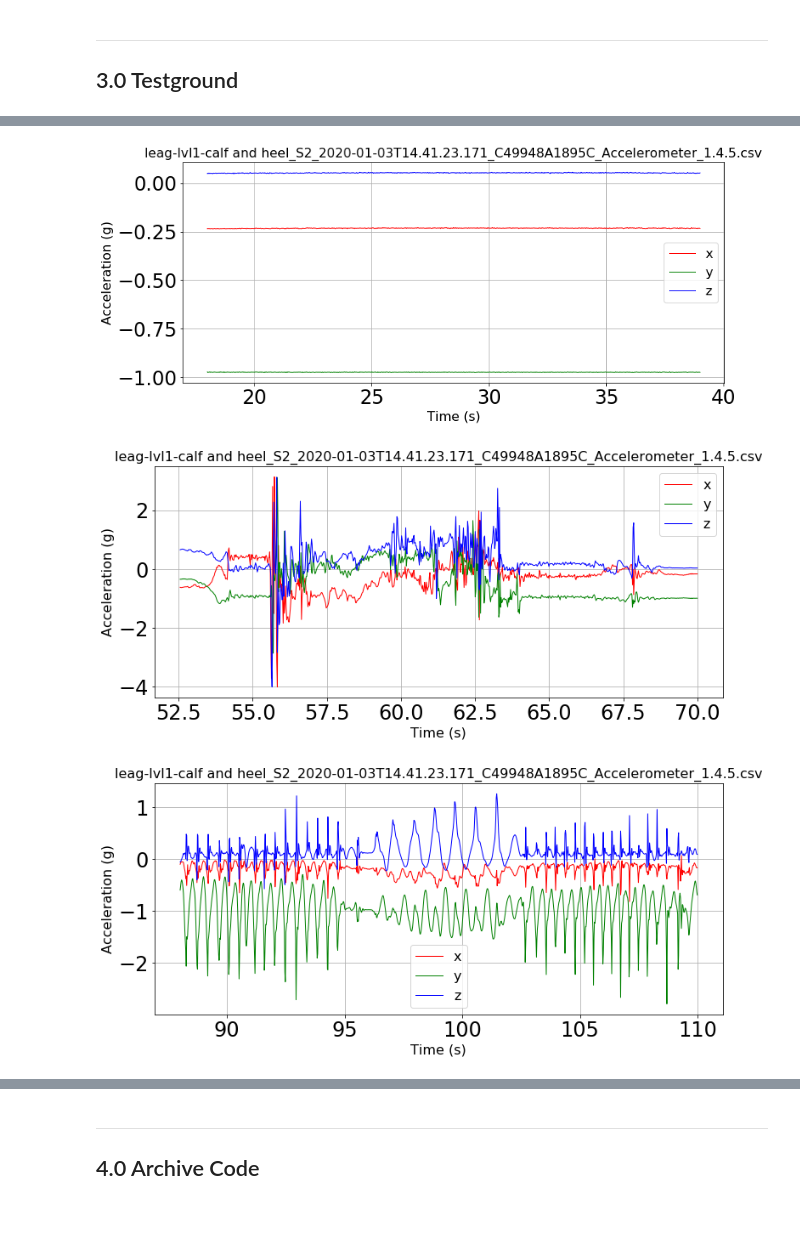
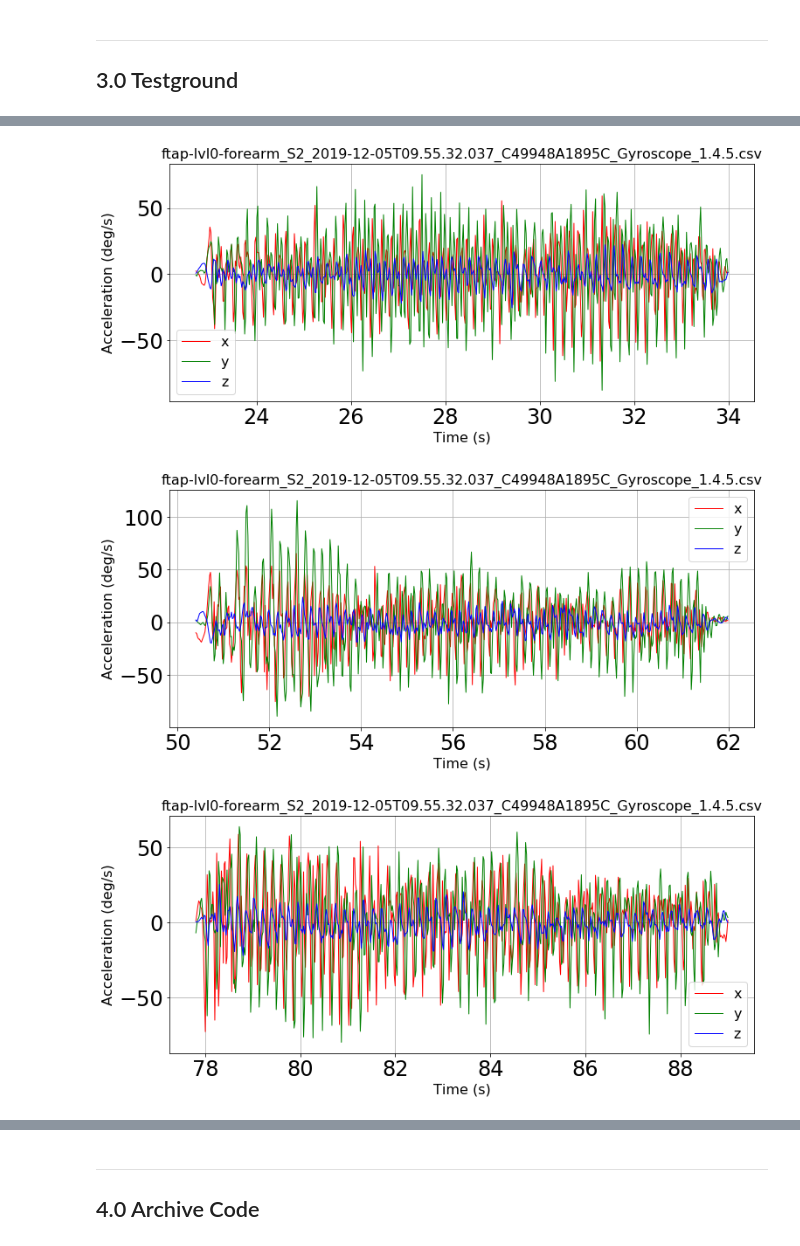
Before and after one commit to jwcn97/Parkinson-Disease-Repository, a Jupyter notebook: Testground/Test 3 - Chin Yang Playground/Ken_Test1/local.ipynb, the cells around one changed output, grey strips where cells are left out. Cells and saved outputs as stored; diff of their text form; code cells hidden in the pictures; blank space fills up the shorter version.

```diff
--- a/Testground/Test 3 - Chin Yang Playground/Ken_Test1/local.ipynb
+++ b/Testground/Test 3 - Chin Yang Playground/Ken_Test1/local.ipynb
@@ -33,11 +33,11 @@ pylab.rcParams.update(params)
 ---
 ## 2.0 Dataframe Import
 # %%
-working_path = get_folder_path('leag-calf&heel')
+working_path = get_folder_path('ftap-forearm')
 print(working_path)
 os.chdir(working_path)
 
-file = 'leag-lvl1-calf and heel_S2_2020-01-03T14.41.23.171_C49948A1895C_Accelerometer_1.4.5.csv'
+file = 'ftap-lvl0-forearm_S2_2019-12-05T09.55.32.037_C49948A1895C_Gyroscope_1.4.5.csv'
 
 # file = "working_path/*.csv"
 # if "lvl0" in file:
@@ -61,25 +59,25 @@ plot_time_3_axes(df, t = file)
 # %%
 # ==============================================
 # Truncated Data Analysis
 # ==============================================
 # working_path = get_folder_path('prosup-wrist')
 # file = 'prosup-lvl0-wrist_S2_2019-12-10T15.13.45.631_C49948A1895C_Accelerometer_1.4.5.csv'
 # os.chdir(working_path)
 
 # # Data pre-processing
 # df = read_csv_file(os.path.join(working_path,file))
 # os.chdir('..')
 
-df_1, df_2, df_3 = truncate_dataframe(working_path, file,18,39,52.55,70,88,110)
+df_1, df_2, df_3 = truncate_dataframe(working_path, file,22.7,34,50.4,62,77.8,89)
 
 plot_time_3_axes(df_1, t = file)
 plot_time_3_axes(df_2, t = file)
 plot_time_3_axes(df_3, t = file)
 # fs = 50
 # plot_frequency(df_1, fs, t = file)
 # plot_frequency(df_2, fs, t = file)
 # plot_frequency(df_3, fs, t = file)
 # %% [output]
-[figure, old version]
+[figure, new version]
-[figure, old version]
+[figure, new version]
-[figure, old version]
+[figure, new version]
```
Also changed, not shown: parts of 5 cells of this notebook, 3 other files.
